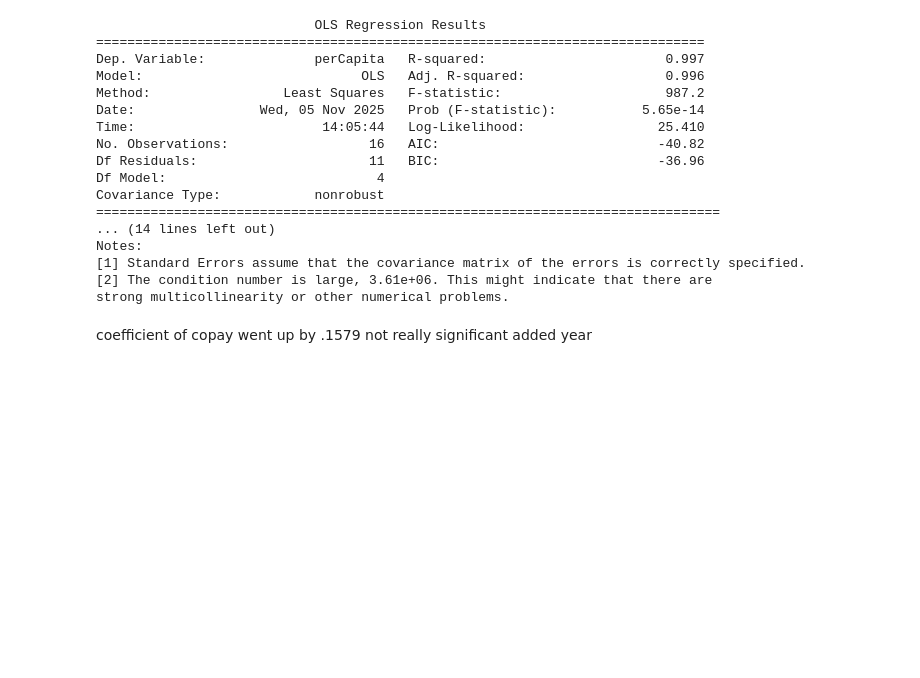
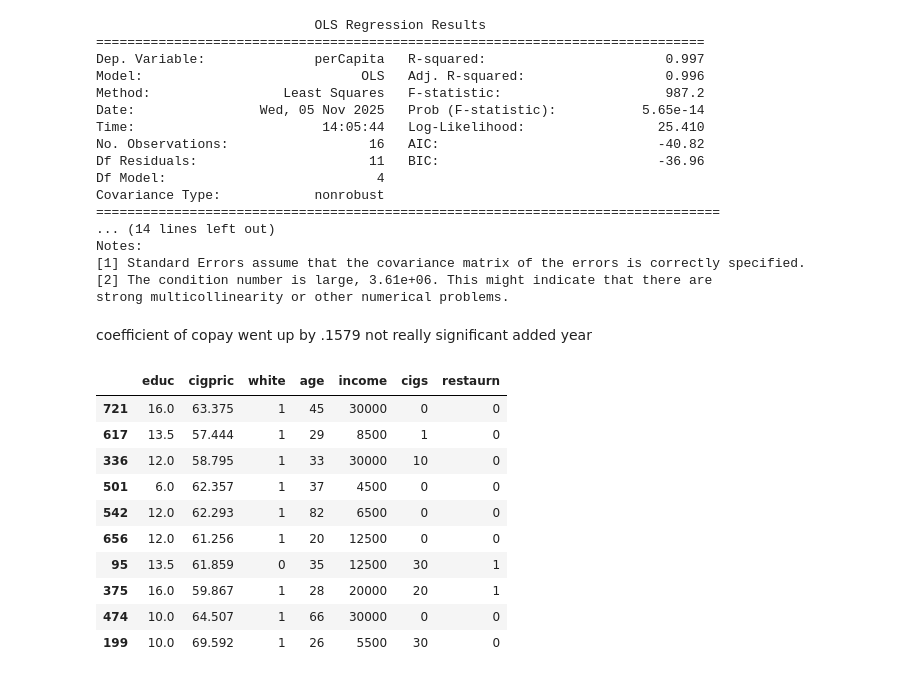
Before and after one commit to messymoose/ECON570, a Jupyter notebook: Study/exam_2_study.ipynb, the cells around one changed output. Drawn from its saved outputs; the diff is of its cells as text; code cells hidden in the pictures; blank space fills up the shorter version.

```diff
--- a/Study/exam_2_study.ipynb
+++ b/Study/exam_2_study.ipynb
@@ -250,3 +250,20 @@ strong multicollinearity or other numerical problems.
 coefficient of copay went up by .1579
 not really significant
 added year
+# %%
+import pandas as pd
+
+smoker = pd.read_csv('data/smoke.csv')
+smoker.sample(10)
+# %% [output]
+|  | educ | cigpric | white | age | income | cigs | restaurn |
+| 721 | 16.0 | 63.375 | 1 | 45 | 30000 | 0 | 0 |
+| 617 | 13.5 | 57.444 | 1 | 29 | 8500 | 1 | 0 |
+| 336 | 12.0 | 58.795 | 1 | 33 | 30000 | 10 | 0 |
+| 501 | 6.0 | 62.357 | 1 | 37 | 4500 | 0 | 0 |
+| 542 | 12.0 | 62.293 | 1 | 82 | 6500 | 0 | 0 |
+| 656 | 12.0 | 61.256 | 1 | 20 | 12500 | 0 | 0 |
+| 95 | 13.5 | 61.859 | 0 | 35 | 12500 | 30 | 1 |
+| 375 | 16.0 | 59.867 | 1 | 28 | 20000 | 20 | 1 |
+| 474 | 10.0 | 64.507 | 1 | 66 | 30000 | 0 | 0 |
+| 199 | 10.0 | 69.592 | 1 | 26 | 5500 | 30 | 0 |
```
Also changed, not shown: parts of 3 cells of this notebook, 6 other files.
